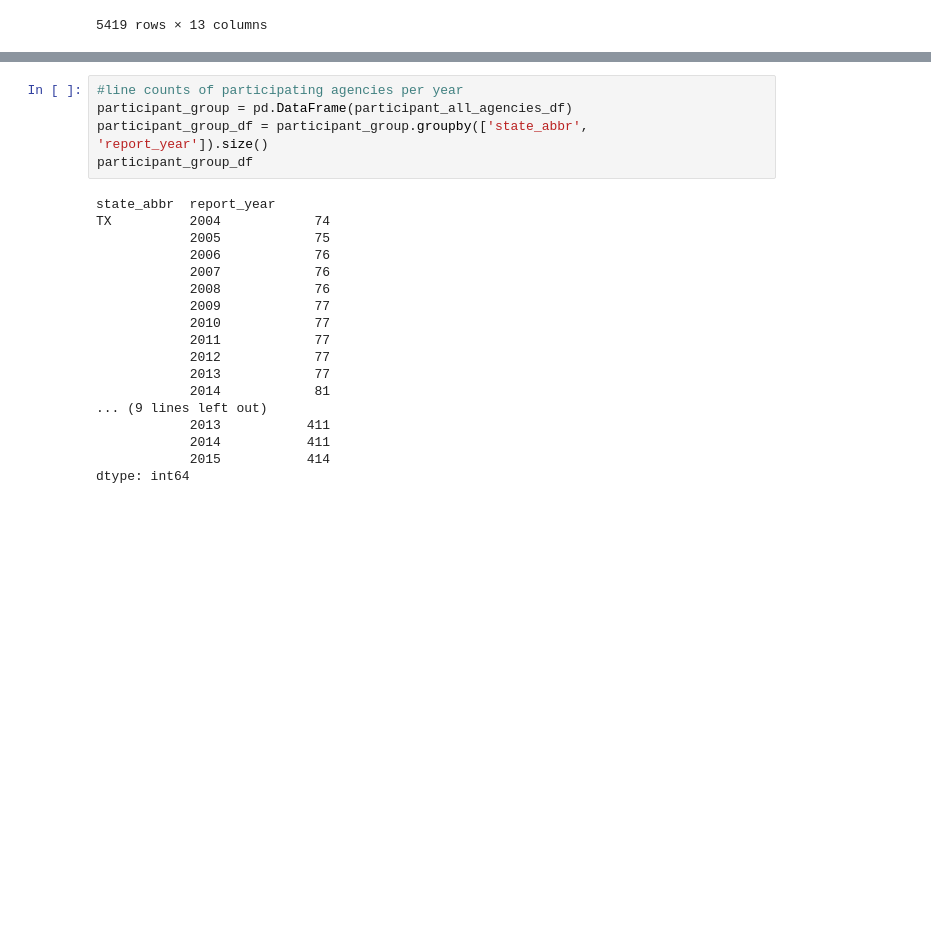
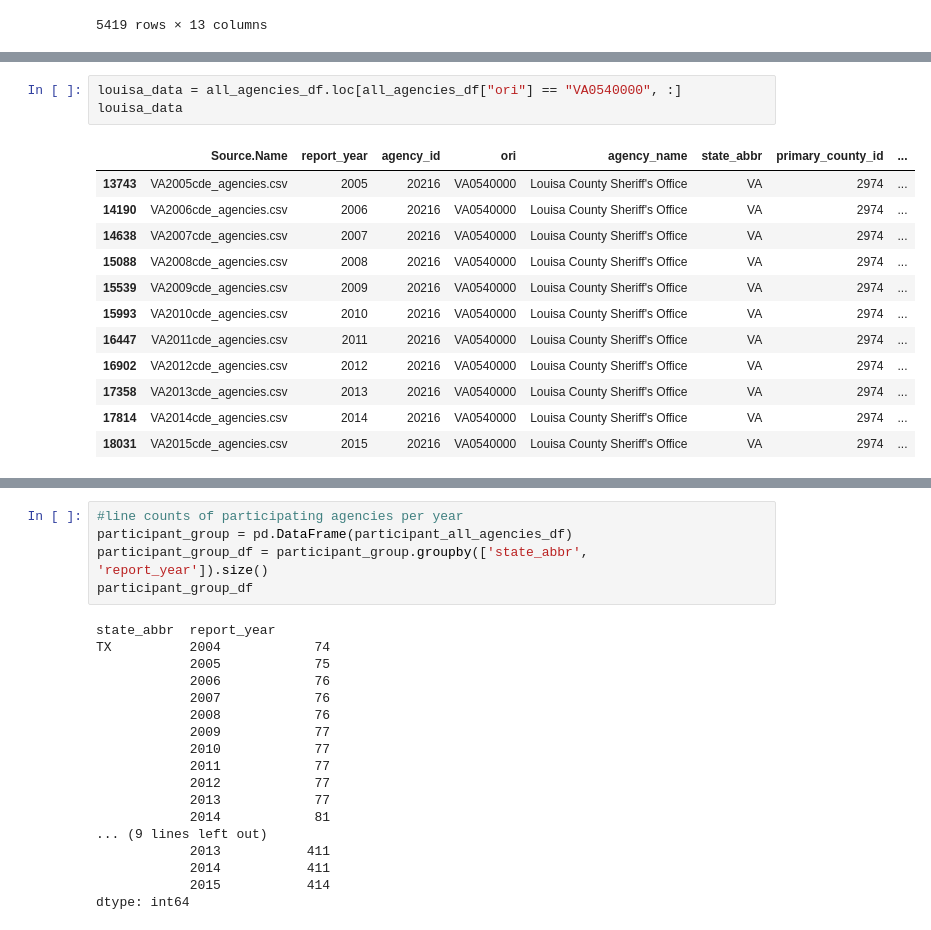
Before and after one commit to olegmrnv/crime_correlations, a Jupyter notebook: notebooks/agencies_heatmap.ipynb, the cells around one changed output, grey strips where cells are left out. Drawn from its saved outputs; the diff is of its cells as text; blank space fills up the shorter version.

```diff
--- a/notebooks/agencies_heatmap.ipynb
+++ b/notebooks/agencies_heatmap.ipynb
@@ -106,0 +143,16 @@ participant_all_agencies_df
+# %%
+louisa_data = all_agencies_df.loc[all_agencies_df["ori"] == "VA0540000", :]
+louisa_data
+# %% [output]
+|  | Source.Name | report_year | agency_id | ori | agency_name | state_abbr | primary_county_id | ... |
+| 13743 | VA2005cde_agencies.csv | 2005 | 20216 | VA0540000 | Louisa County Sheriff's Office | VA | 2974 | ... |
+| 14190 | VA2006cde_agencies.csv | 2006 | 20216 | VA0540000 | Louisa County Sheriff's Office | VA | 2974 | ... |
+| 14638 | VA2007cde_agencies.csv | 2007 | 20216 | VA0540000 | Louisa County Sheriff's Office | VA | 2974 | ... |
+| 15088 | VA2008cde_agencies.csv | 2008 | 20216 | VA0540000 | Louisa County Sheriff's Office | VA | 2974 | ... |
+| 15539 | VA2009cde_agencies.csv | 2009 | 20216 | VA0540000 | Louisa County Sheriff's Office | VA | 2974 | ... |
+| 15993 | VA2010cde_agencies.csv | 2010 | 20216 | VA0540000 | Louisa County Sheriff's Office | VA | 2974 | ... |
+| 16447 | VA2011cde_agencies.csv | 2011 | 20216 | VA0540000 | Louisa County Sheriff's Office | VA | 2974 | ... |
+| 16902 | VA2012cde_agencies.csv | 2012 | 20216 | VA0540000 | Louisa County Sheriff's Office | VA | 2974 | ... |
+| 17358 | VA2013cde_agencies.csv | 2013 | 20216 | VA0540000 | Louisa County Sheriff's Office | VA | 2974 | ... |
+| 17814 | VA2014cde_agencies.csv | 2014 | 20216 | VA0540000 | Louisa County Sheriff's Office | VA | 2974 | ... |
+| 18031 | VA2015cde_agencies.csv | 2015 | 20216 | VA0540000 | Louisa County Sheriff's Office | VA | 2974 | ... |
```
Also changed, not shown: parts of 7 cells of this notebook.
